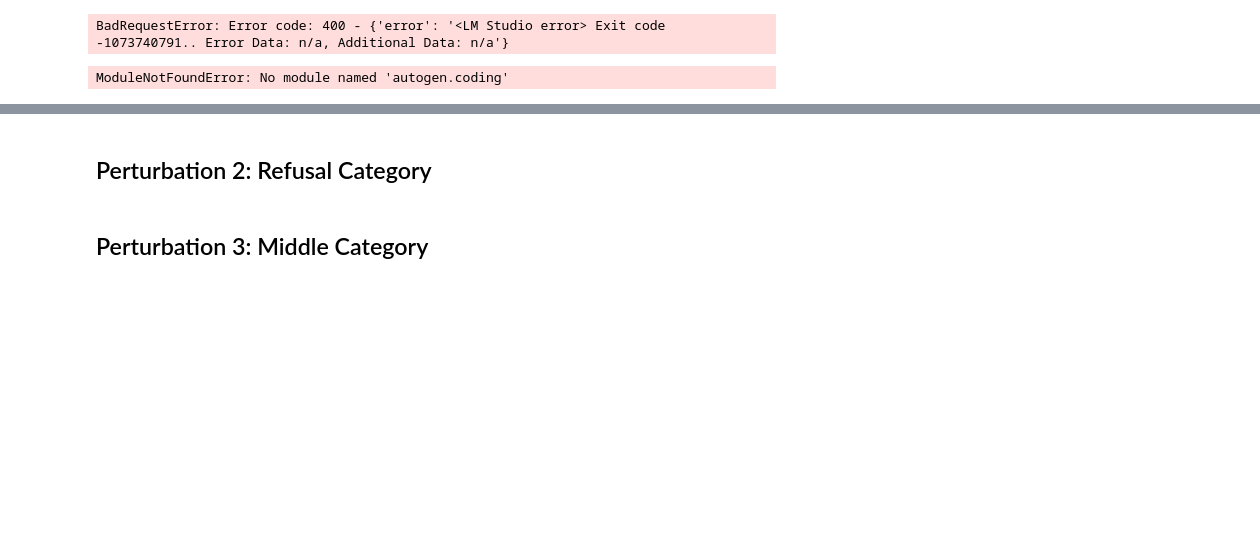
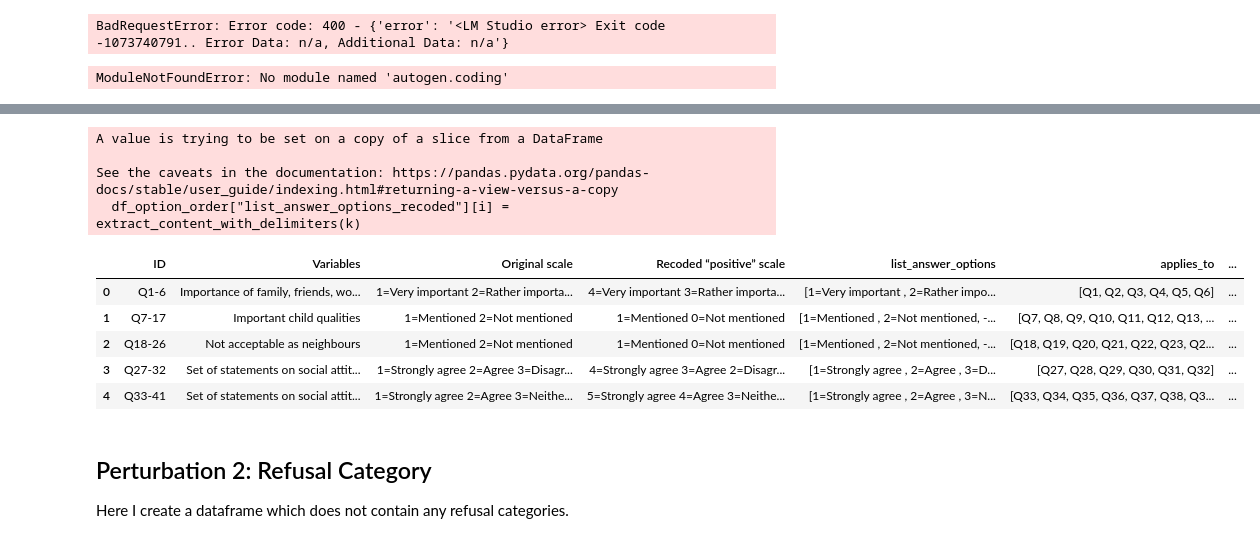
Before and after one commit to jrupprec/HuBiLa, a Jupyter notebook: 01_questionnaire_preprocessing.ipynb, the cells around one changed output, grey strips where cells are left out. Cells and saved outputs as stored; diff of their text form; code cells hidden in the pictures; blank space fills up the shorter version.

```diff
--- a/01_questionnaire_preprocessing.ipynb
+++ b/01_questionnaire_preprocessing.ipynb
@@ -252,0 +391,15 @@ ModuleNotFoundError: No module named 'autogen.coding'
+# %%
+columns = ["ID", "Variables","Original scale", "Recoded “positive” scale", ""]
+scales = pd.DataFrame(cleaned_levels, columns=columns)
+for column in columns:
+    scales[column] = scales[column].str.replace("\n", " ")
+scales = scales.iloc[:,:4]
+# %%
+scales["list_answer_options"] = np.nan * scales.shape[0]
+
+
+for i,k in enumerate(scales["Original scale"]):
+    try:
+        scales["list_answer_options"][i] = extract_content_with_delimiters(k)
+    except:
+        print(f"An error occured with parsing the content of row {i} with content {k}")
@@ -252,0 +411,14 @@ ModuleNotFoundError: No module named 'autogen.coding'
+# %%
+scales["applies_to"] = np.nan * scales.shape[0]
+
+
+for i,k in enumerate(scales["ID"]):
+    try:
+        k = k[1:]
+        prefix, range_str = k.split("-")
+        start = int(prefix)
+        end = int(range_str)
+        scales["applies_to"][i] = ["Q" + str(i) for i in range(start, end + 1)]
+    except:
+        scales["applies_to"][i] = "Q" + k
+        #print(f"Applies to a single question.")
@@ -254,0 +435,15 @@ ModuleNotFoundError: No module named 'autogen.coding'
+# %%
+df_option_order = pd.DataFrame(scales)
+df_option_order["list_answer_options_recoded"] = np.nan * df_option_order.shape[0]
+
+
+for i,k in enumerate(df_option_order["Recoded “positive” scale"]):
+    try:
+        df_option_order["list_answer_options_recoded"][i] = extract_content_with_delimiters(k)
+    except:
+        print(f"An error occured with parsing the content of row {i} with content {k}")
+# %% [output]
+A value is trying to be set on a copy of a slice from a DataFrame
+
+See the caveats in the documentation: https://pandas.pydata.org/pandas-docs/stable/user_guide/indexing.html#returning-a-view-versus-a-copy
+  df_option_order["list_answer_options_recoded"][i] = extract_content_with_delimiters(k)
@@ -255,4 +458,12 @@ ModuleNotFoundError: No module named 'autogen.coding'
+# %%
+df_option_order.head()
+# %% [output]
+|  | ID | Variables | Original scale | Recoded “positive” scale | list_answer_options | applies_to | ... |
+| 0 | Q1-6 | Importance of family, friends, wo... | 1=Very important 2=Rather importa... | 4=Very important 3=Rather importa... | [1=Very important , 2=Rather impo... | [Q1, Q2, Q3, Q4, Q5, Q6] | ... |
+| 1 | Q7-17 | Important child qualities | 1=Mentioned 2=Not mentioned | 1=Mentioned 0=Not mentioned | [1=Mentioned , 2=Not mentioned, -... | [Q7, Q8, Q9, Q10, Q11, Q12, Q13, ... | ... |
+| 2 | Q18-26 | Not acceptable as neighbours | 1=Mentioned 2=Not mentioned | 1=Mentioned 0=Not mentioned | [1=Mentioned , 2=Not mentioned, -... | [Q18, Q19, Q20, Q21, Q22, Q23, Q2... | ... |
+| 3 | Q27-32 | Set of statements on social attit... | 1=Strongly agree 2=Agree 3=Disagr... | 4=Strongly agree 3=Agree 2=Disagr... | [1=Strongly agree , 2=Agree , 3=D... | [Q27, Q28, Q29, Q30, Q31, Q32] | ... |
+| 4 | Q33-41 | Set of statements on social attit... | 1=Strongly agree 2=Agree 3=Neithe... | 5=Strongly agree 4=Agree 3=Neithe... | [1=Strongly agree , 2=Agree , 3=N... | [Q33, Q34, Q35, Q36, Q37, Q38, Q3... | ... |
 # %% [markdown]
 ## Perturbation 2: Refusal Category
+Here I create a dataframe which does not contain any refusal categories.
-# %% [markdown]
-## Perturbation 3: Middle Category
```
Also changed, not shown: parts of 19 cells of this notebook, 4 other files.
